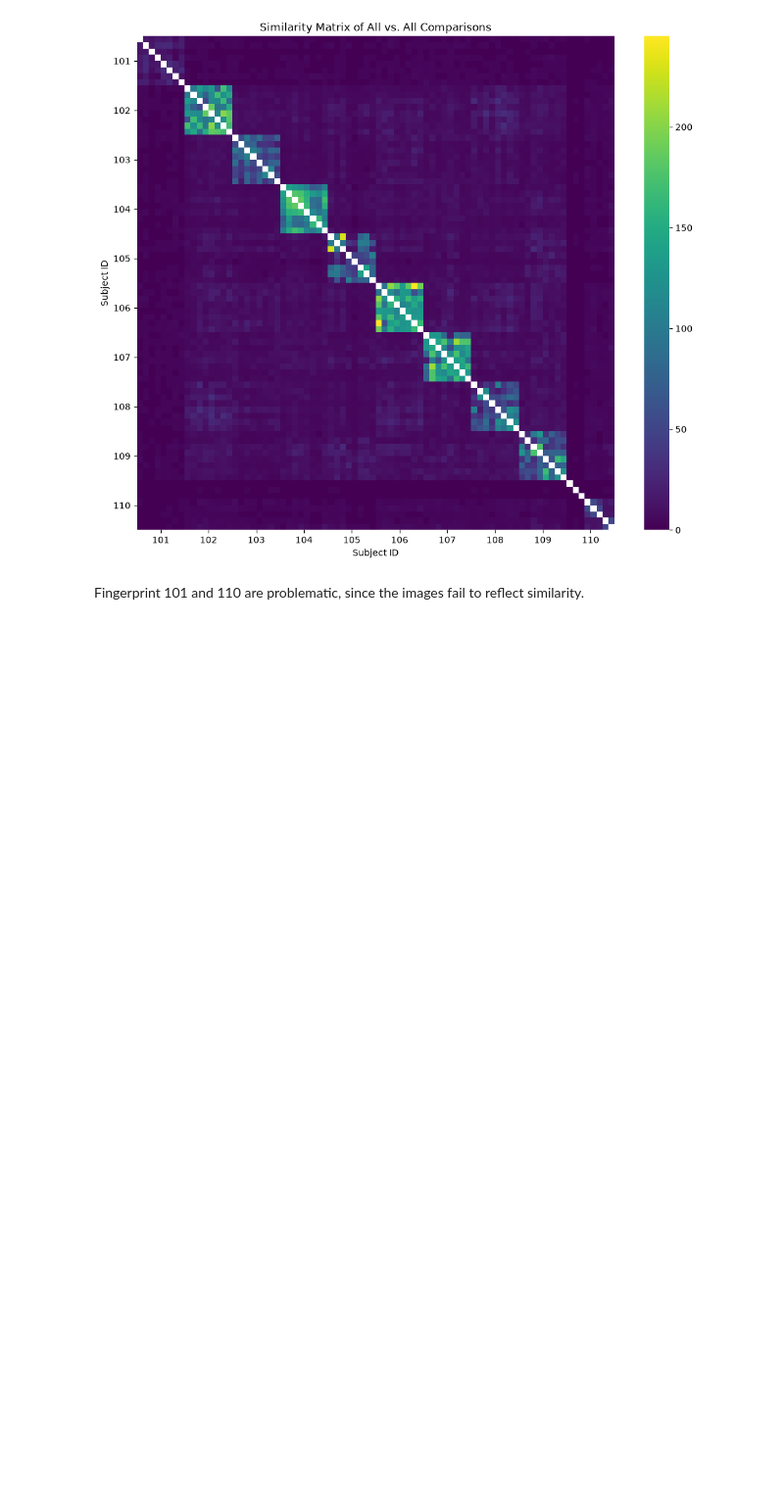
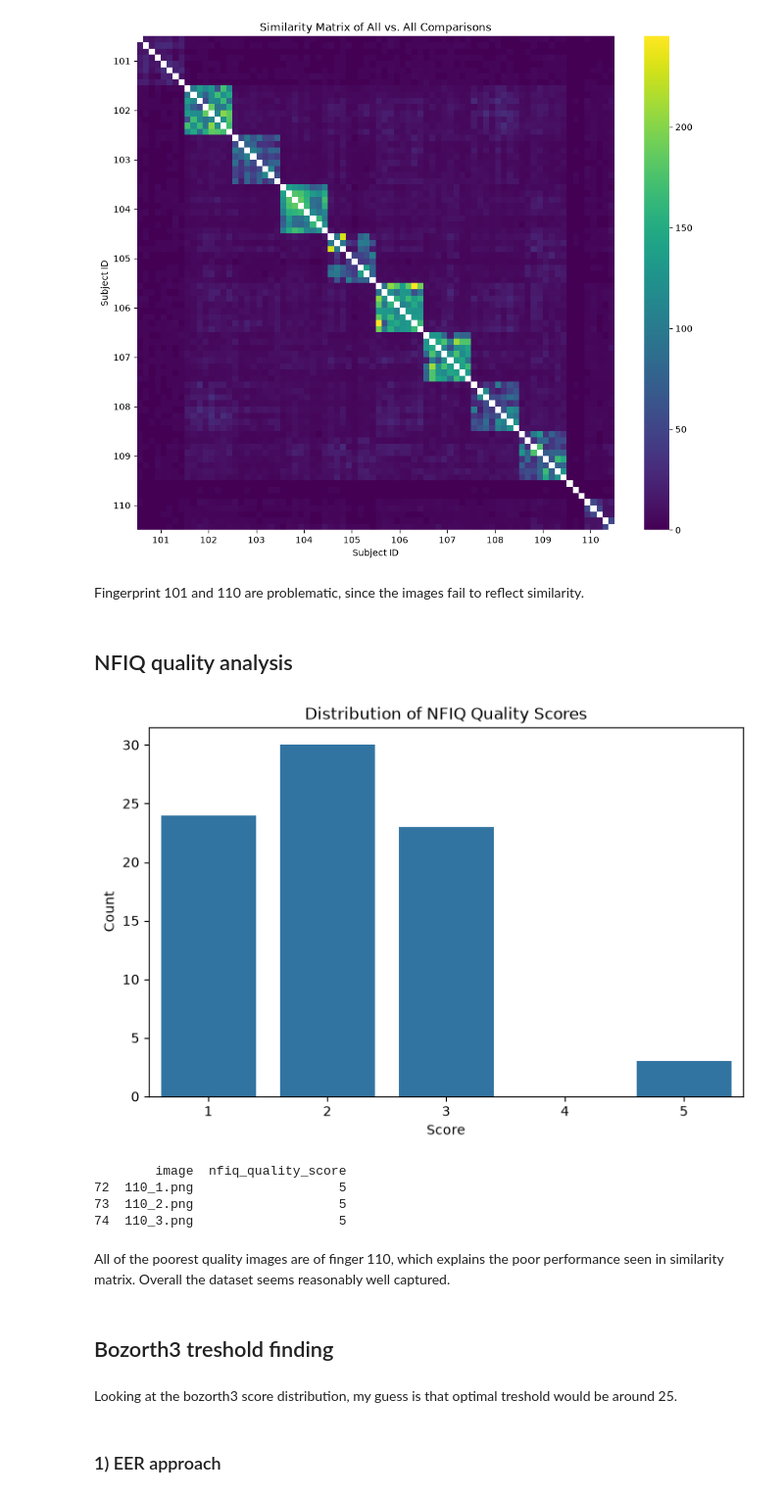
Before and after one commit to DvorsakGal/Biometrics, a Jupyter notebook: homework_1/src/analysis.ipynb, the cells around one changed output. Shown at 98% size. Drawn from its saved outputs; the diff is of its cells as text; code cells hidden in the pictures; blank space fills up the shorter version.

Commit message:
decided on bozorth3 threshold

```diff
--- a/homework_1/src/analysis.ipynb
+++ b/homework_1/src/analysis.ipynb
@@ -60,3 +67,32 @@ plt.show()
 [figure]
 # %% [markdown]
 Fingerprint 101 and 110 are problematic, since the images fail to reflect similarity.
+# %% [markdown]
+## NFIQ quality analysis
+# %%
+df_quality = pd.read_csv('../nfiq_quality_scores.csv')
+
+plt.figure(figsize=(8, 5))
+sns.countplot(data=df_quality, x='nfiq_quality_score', order=[1,2,3,4,5])
+plt.title('Distribution of NFIQ Quality Scores')
+plt.xlabel('Score')
+plt.ylabel('Count')
+plt.show()
+# %% [output]
+[figure, added]
+# %%
+df_bad = df_quality[df_quality['nfiq_quality_score'] == 5]
+print(df_bad)
+# %% [output]
+        image  nfiq_quality_score
+72  110_1.png                   5
+73  110_2.png                   5
+74  110_3.png                   5
+# %% [markdown]
+All of the poorest quality images are of finger 110, which explains the poor performance seen in similarity matrix. Overall the dataset seems reasonably well captured.
+# %% [markdown]
+## Bozorth3 treshold finding
+# %% [markdown]
+Looking at the bozorth3 score distribution, my guess is that optimal treshold would be around 25.
+# %% [markdown]
+### 1) EER approach
```
Also changed, not shown: parts of 14 cells of this notebook, 2 other files.
